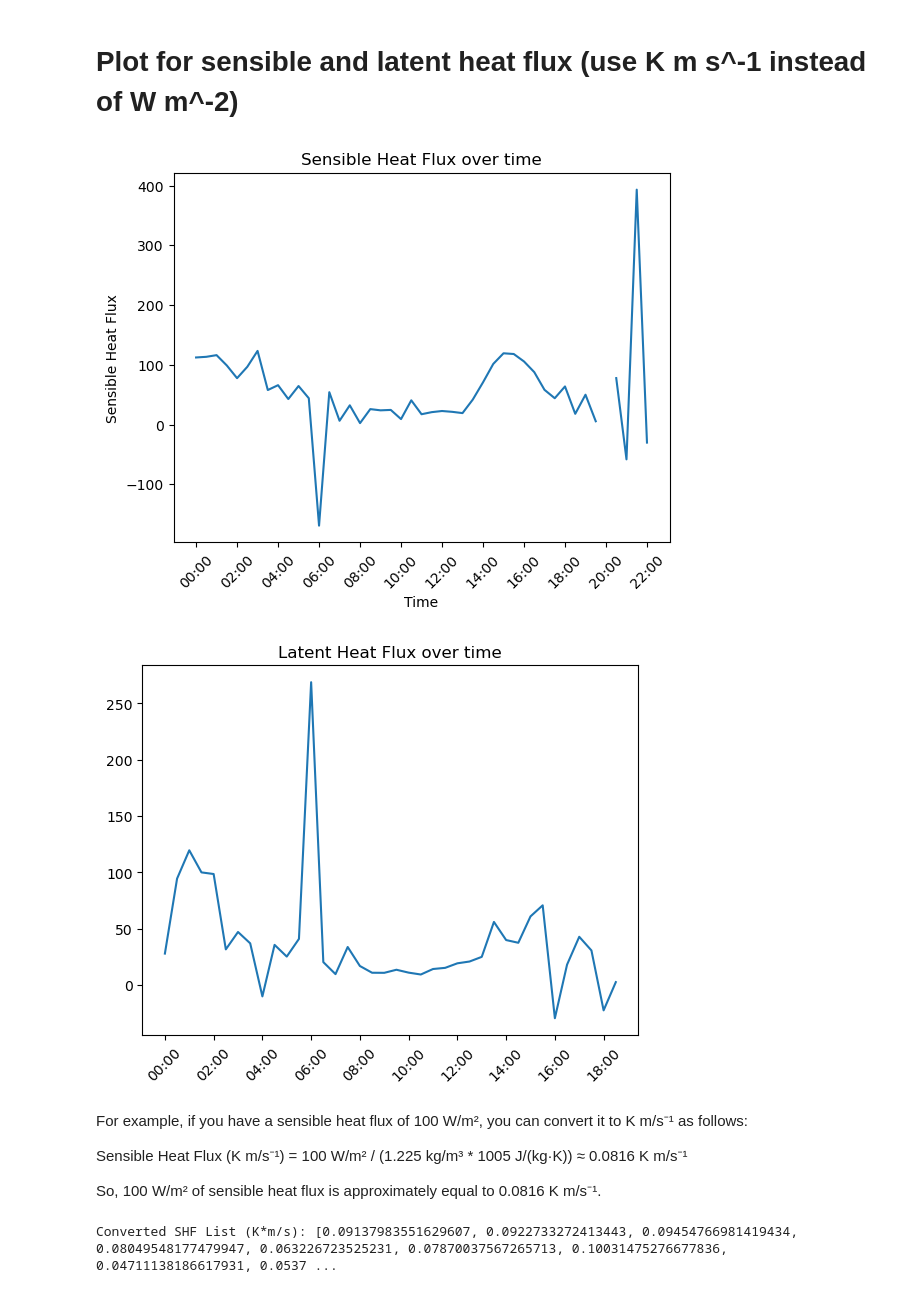
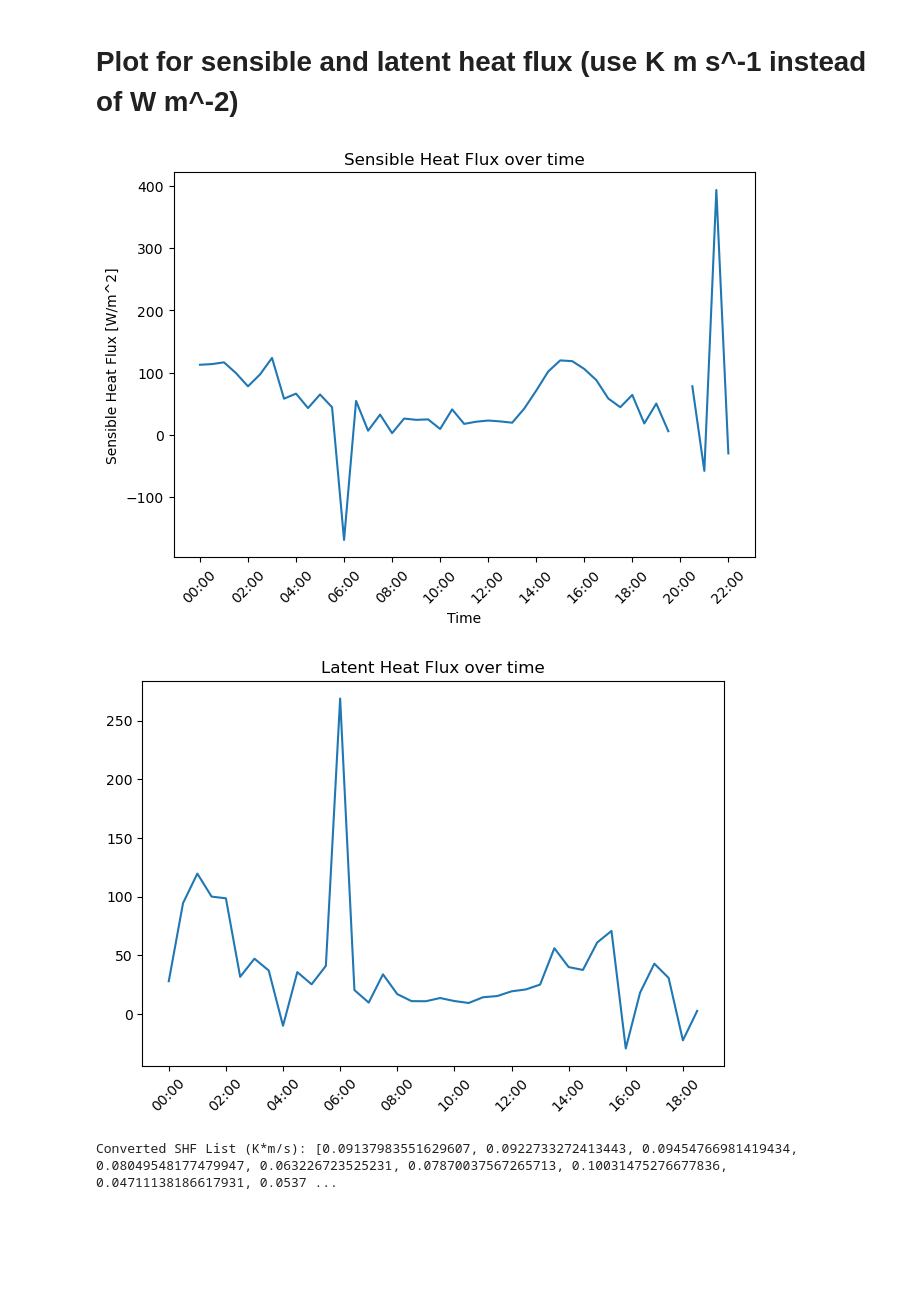
Before and after one commit to clevernat/BL-term-project, a Jupyter notebook: term-project.ipynb, the cells around one changed output. Drawn from its saved outputs; the diff is of its cells as text; code cells hidden in the pictures; blank space fills up the shorter version.

```diff
--- a/term-project.ipynb
+++ b/term-project.ipynb
@@ -295,26 +323,21 @@ fig.savefig("./figures/mean-relative-humidity.png", dpi=500, bbox_inches="tight"
 # %%
-fig, ax = plt.subplots()
+fig, ax = plt.subplots(figsize=(7.5, 5))
 ax.plot(time_for_lat_sens_heat, sensible_heat_flux)
 ax.set_xlabel("Time")
-ax.set_ylabel("Sensible Heat Flux")
+ax.set_ylabel("Sensible Heat Flux [W/m^2]")
 ax.set_title('Sensible Heat Flux over time')
 
 # Set x-ticks at regular intervals (e.g., every 3 hours)
 ax.xaxis.set_major_locator(mdates.HourLocator(interval=2))
 ax.xaxis.set_major_formatter(mdates.DateFormatter('%H:%M'))
 
-# Set x-axis limits from 00:00 to 23:59 on March 13th
-# start_time = datetime.datetime(2020, 3, 13, 0, 0)
-# end_time = datetime.datetime(2020, 3, 13, 23, 59)
-# ax.set_xlim(start_time, end_time)
-
 # # Rotate the x-tick labels for better readability
 plt.xticks(rotation=45);
-fig.savefig("./figures/sensible-heat-flux.png", dpi=500, bbox_inches="tight")
+# fig.savefig("./figures/sensible-heat-flux.png", dpi=500, bbox_inches="tight")
 # %% [output]
-[figure, old version]
+[figure, new version]
 # %%
-fig, ax = plt.subplots()
+fig, ax = plt.subplots(figsize=(7.5, 5))
 ax.plot(time_for_lat_sens_heat, latent_heat_flux)
 ax.set_title('Latent Heat Flux over time')
 
@@ -324,12 +347,6 @@ ax.xaxis.set_major_formatter(mdates.DateFormatter('%H:%M'))
 
 # # Rotate the x-tick labels for better readability
 plt.xticks(rotation=45);
-fig.savefig("./figures/latent-heat-flux.png", dpi=500, bbox_inches="tight")
+# fig.savefig("./figures/latent-heat-flux.png", dpi=500, bbox_inches="tight")
 # %% [output]
-[figure, old version]
+[figure, new version]
-# %% [markdown]
-For example, if you have a sensible heat flux of 100 W/m², you can convert it to K m/s⁻¹ as follows:
-
-Sensible Heat Flux (K m/s⁻¹) = 100 W/m² / (1.225 kg/m³ * 1005 J/(kg·K)) ≈ 0.0816 K m/s⁻¹
-
-So, 100 W/m² of sensible heat flux is approximately equal to 0.0816 K m/s⁻¹.
```
Also changed, not shown: parts of 10 cells of this notebook, 2 other files.
